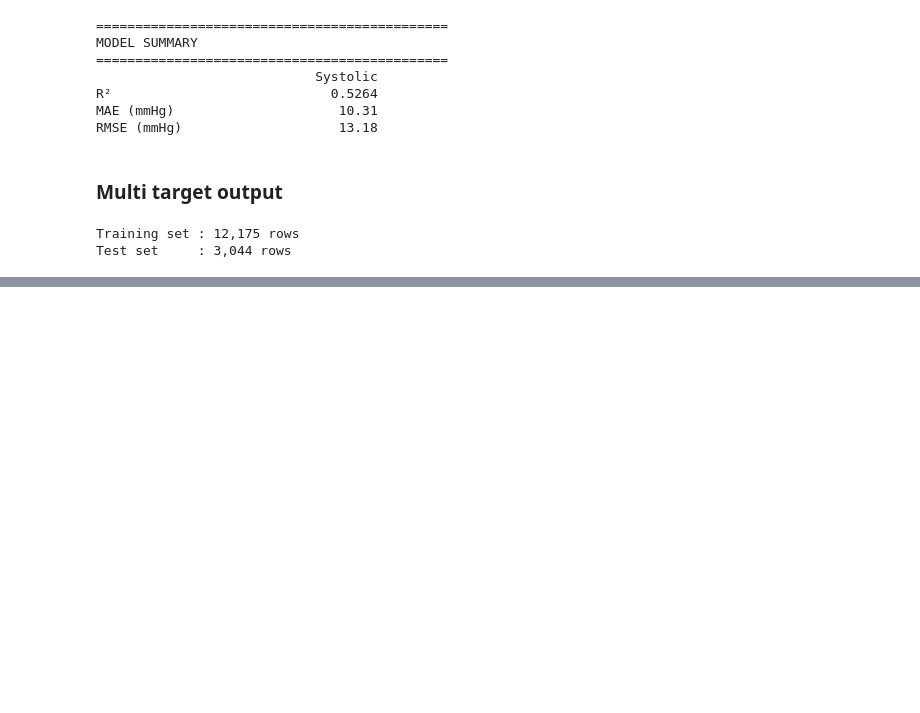
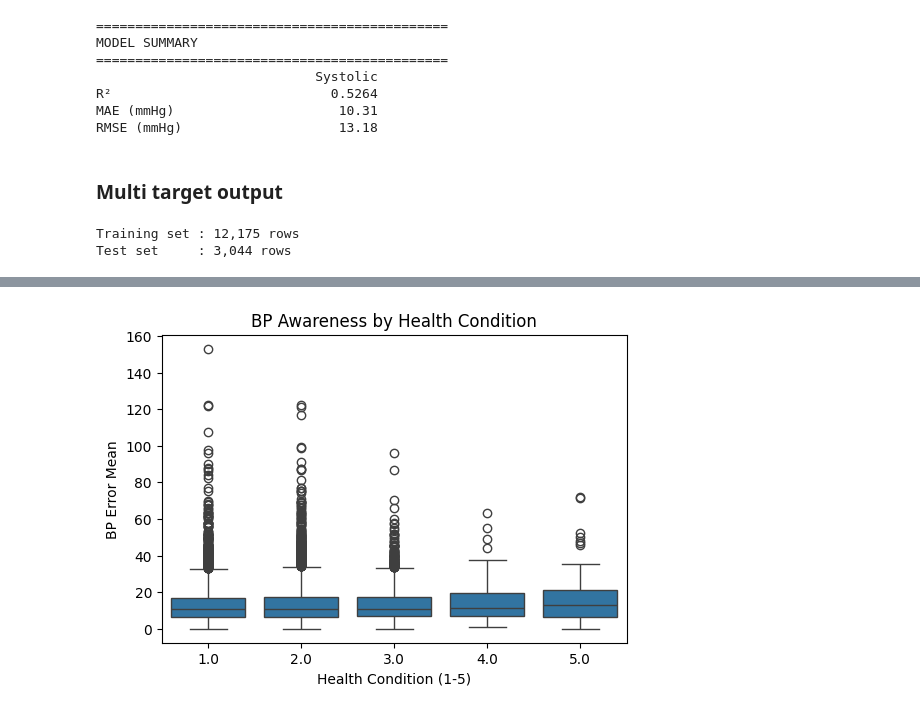
Before and after one commit to bcrohit/case-study, a Jupyter notebook: notebooks/modeling.ipynb, the cells around one changed output, grey strips where cells are left out. Cells and saved outputs as stored; diff of their text form; code cells hidden in the pictures; blank space fills up the shorter version.

```diff
--- a/notebooks/modeling.ipynb
+++ b/notebooks/modeling.ipynb
@@ -345,0 +379,9 @@ Test size                      3,044
+# %%
+plt.figure(figsize=(6,4))
+sns.boxplot(x='health_condition', y='bp_error_mean', data=data)
+plt.xlabel('Health Condition (1-5)')
+plt.ylabel('BP Error Mean')
+plt.title('BP Awareness by Health Condition')
+plt.show()
+# %% [output]
+[figure, added]
```
Also changed, not shown: parts of 5 cells of this notebook, 11 other files.
